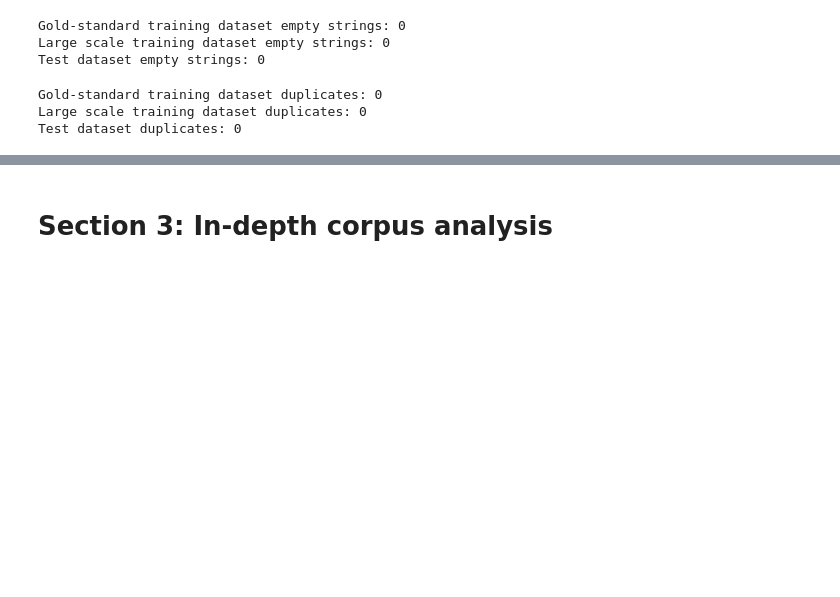
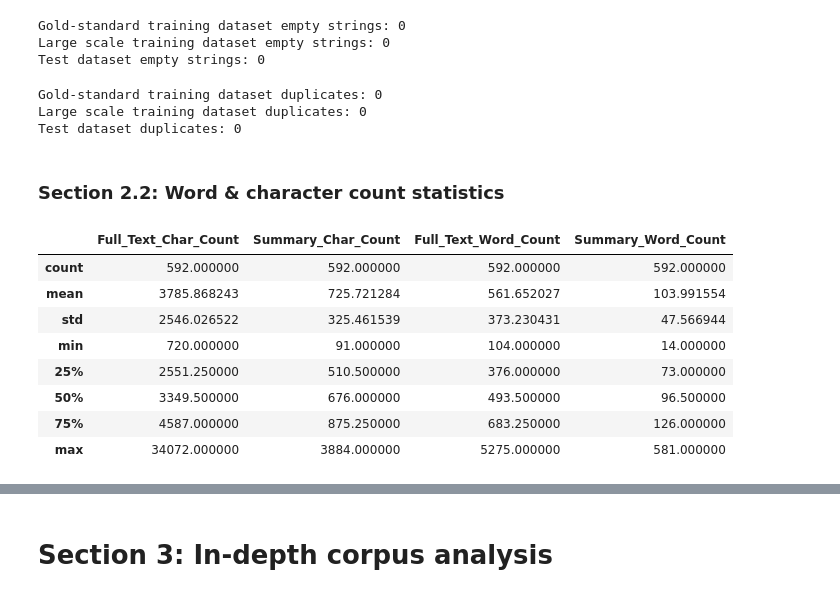
Before and after one commit to bagheria/DiffuClinic, a Jupyter notebook: data_exploration.ipynb, the cells around one changed output, grey strips where cells are left out. Drawn from its saved outputs; the diff is of its cells as text; code cells hidden in the pictures; blank space fills up the shorter version.

```diff
--- a/data_exploration.ipynb
+++ b/data_exploration.ipynb
@@ -120,3 +125,33 @@ print(f"Test dataset duplicates: {df_test.duplicated().sum()}")
 Gold-standard training dataset duplicates: 0
 Large scale training dataset duplicates: 0
 Test dataset duplicates: 0
+# %% [markdown]
+### Section 2.2: Word & character count statistics
+# %%
+# Derive char count of columns
+df_gs["Full_Text_Char_Count"] = df_gs["Full_Text"].str.len()
+df_gs["Summary_Char_Count"] = df_gs["Summary"].str.len()
+df_large["Full_Text_Char_Count"] = df_large["Full_Text"].str.len()
+df_large["Summary_Char_Count"] = df_large["Summary"].str.len()
+df_test["Full_Text_Char_Count"] = df_test["Full_Text"].str.len()
+df_test["Summary_Char_Count"] = df_test["Summary"].str.len()
+
+# Derive word count of columns
+df_gs["Full_Text_Word_Count"] = df_gs["Full_Text"].apply(lambda row: len(row.split()))
+df_gs["Summary_Word_Count"] = df_gs["Summary"].apply(lambda row: len(row.split()))
+df_large["Full_Text_Word_Count"] = df_large["Full_Text"].apply(lambda row: len(row.split()))
+df_large["Summary_Word_Count"] = df_large["Summary"].apply(lambda row: len(row.split()))
+df_test["Full_Text_Word_Count"] = df_test["Full_Text"].apply(lambda row: len(row.split()))
+df_test["Summary_Word_Count"] = df_test["Summary"].apply(lambda row: len(row.split()))
+# %%
+df_gs.describe()
+# %% [output]
+|  | Full_Text_Char_Count | Summary_Char_Count | Full_Text_Word_Count | Summary_Word_Count |
+| count | 592.000000 | 592.000000 | 592.000000 | 592.000000 |
+| mean | 3785.868243 | 725.721284 | 561.652027 | 103.991554 |
+| std | 2546.026522 | 325.461539 | 373.230431 | 47.566944 |
+| min | 720.000000 | 91.000000 | 104.000000 | 14.000000 |
+| 25% | 2551.250000 | 510.500000 | 376.000000 | 73.000000 |
+| 50% | 3349.500000 | 676.000000 | 493.500000 | 96.500000 |
+| 75% | 4587.000000 | 875.250000 | 683.250000 | 126.000000 |
+| max | 34072.000000 | 3884.000000 | 5275.000000 | 581.000000 |
```
Also changed, not shown: parts of 8 cells of this notebook.
